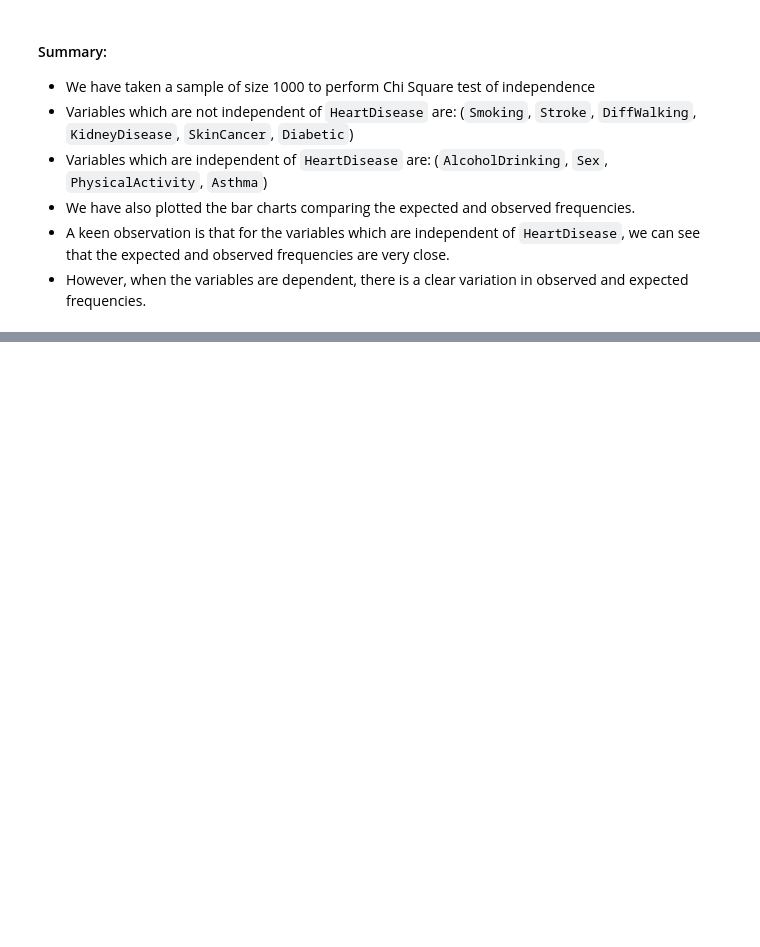
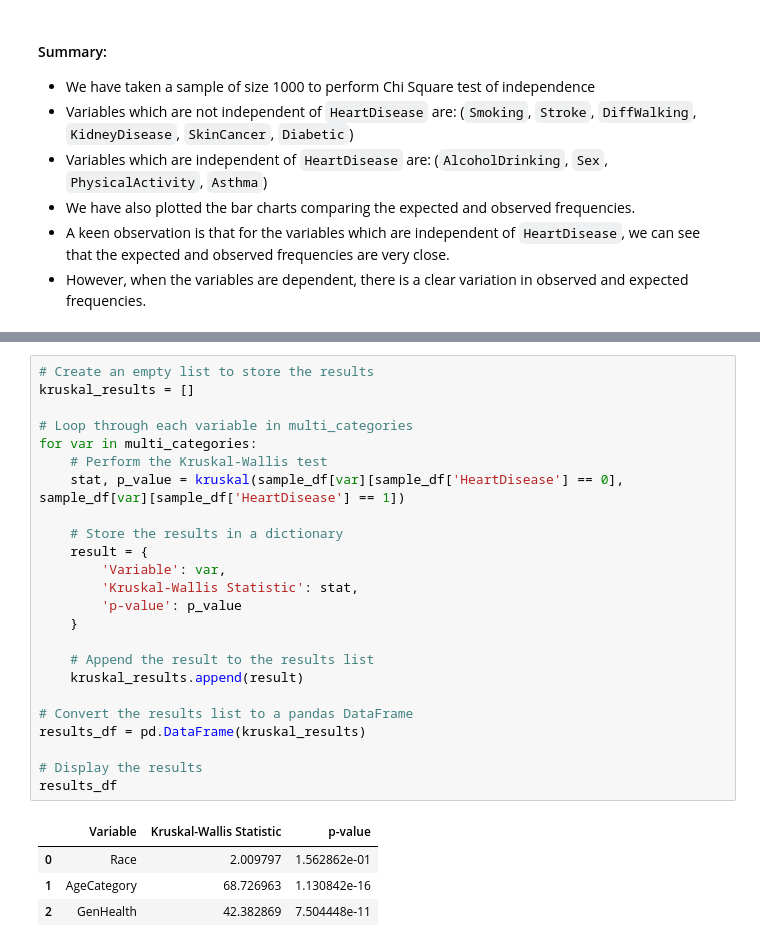
Before and after one commit to BCBeeravelly/Data-Analysis-using-Statistical-Methods, a Jupyter notebook: data-analysis.ipynb, the cells around one changed output, grey strips where cells are left out. Drawn from its saved outputs; the diff is of its cells as text; blank space fills up the shorter version.

```diff
--- a/data-analysis.ipynb
+++ b/data-analysis.ipynb
@@ -465,0 +518,29 @@ plt.show()
+# %%
+# Create an empty list to store the results
+kruskal_results = []
+
+# Loop through each variable in multi_categories
+for var in multi_categories:
+    # Perform the Kruskal-Wallis test
+    stat, p_value = kruskal(sample_df[var][sample_df['HeartDisease'] == 0], sample_df[var][sample_df['HeartDisease'] == 1])
+
+    # Store the results in a dictionary
+    result = {
+        'Variable': var,
+        'Kruskal-Wallis Statistic': stat,
+        'p-value': p_value
+    }
+
+    # Append the result to the results list
+    kruskal_results.append(result)
+
+# Convert the results list to a pandas DataFrame
+results_df = pd.DataFrame(kruskal_results)
+
+# Display the results
+results_df
+# %% [output]
+|  | Variable | Kruskal-Wallis Statistic | p-value |
+| 0 | Race | 2.009797 | 1.562862e-01 |
+| 1 | AgeCategory | 68.726963 | 1.130842e-16 |
+| 2 | GenHealth | 42.382869 | 7.504448e-11 |
```
Also changed, not shown: parts of 19 cells of this notebook, 9 other files.
